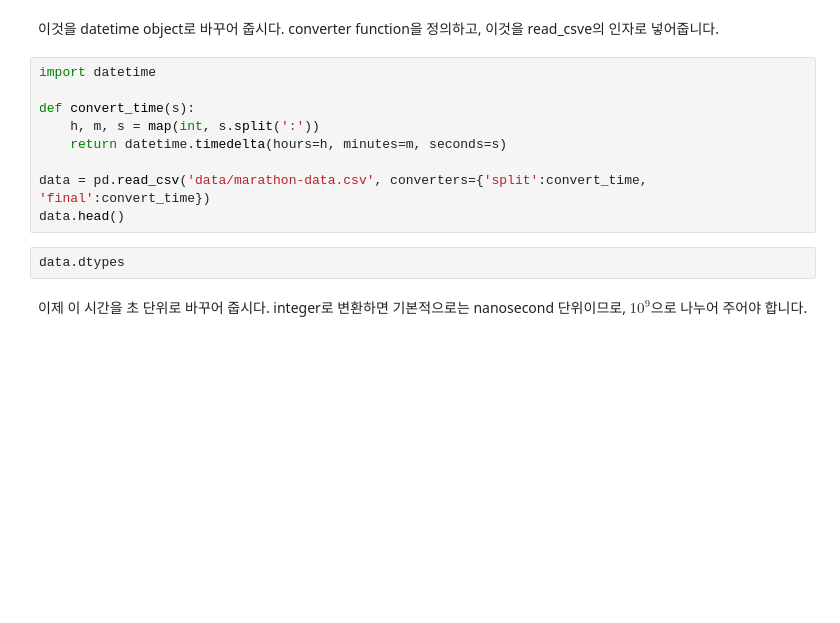
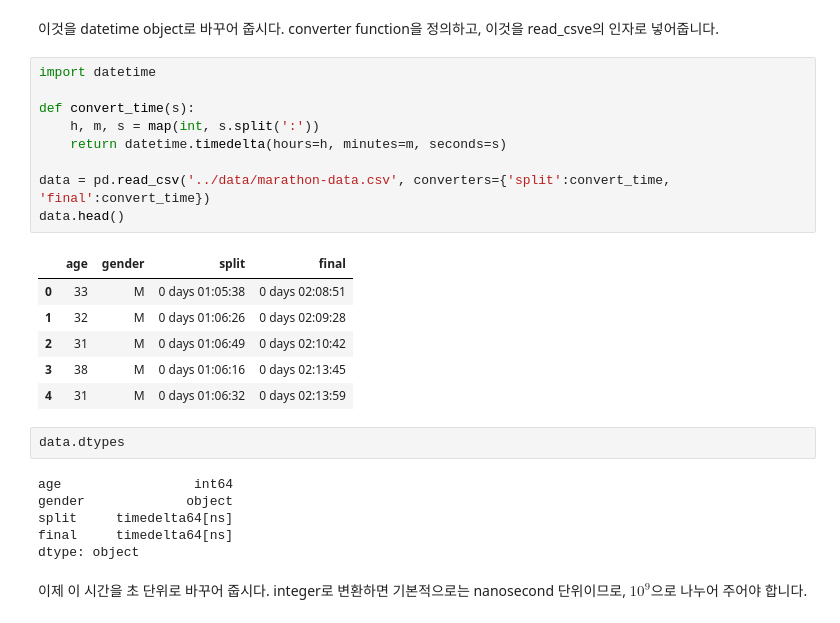
Before and after one commit to taegyunjjang/ssu2024, a Jupyter notebook: ML/5주차/W05-Visualization2.ipynb, the cells around one changed output. Cells and saved outputs as stored; diff of their text form; blank space fills up the shorter version.

```diff
--- a/ML/5주차/W05-Visualization2.ipynb
+++ b/ML/5주차/W05-Visualization2.ipynb
@@ -786,14 +926,27 @@ data.dtypes
 # %%
 import datetime
 
 def convert_time(s):
     h, m, s = map(int, s.split(':'))
     return datetime.timedelta(hours=h, minutes=m, seconds=s)
 
-data = pd.read_csv('data/marathon-data.csv', converters={'split':convert_time, 'final':convert_time})
+data = pd.read_csv('../data/marathon-data.csv', converters={'split':convert_time, 'final':convert_time})
 data.head()
+# %% [output]
+|  | age | gender | split | final |
+| 0 | 33 | M | 0 days 01:05:38 | 0 days 02:08:51 |
+| 1 | 32 | M | 0 days 01:06:26 | 0 days 02:09:28 |
+| 2 | 31 | M | 0 days 01:06:49 | 0 days 02:10:42 |
+| 3 | 38 | M | 0 days 01:06:16 | 0 days 02:13:45 |
+| 4 | 31 | M | 0 days 01:06:32 | 0 days 02:13:59 |
 # %%
 data.dtypes
+# %% [output]
+age                 int64
+gender             object
+split     timedelta64[ns]
+final     timedelta64[ns]
+dtype: object
 # %% [markdown]
 이제 이 시간을 초 단위로 바꾸어 줍시다.
 integer로 변환하면 기본적으로는 nanosecond 단위이므로, $10^9$으로 나누어 주어야 합니다.
```
Also changed, not shown: parts of 67 cells of this notebook, 46 other files.
